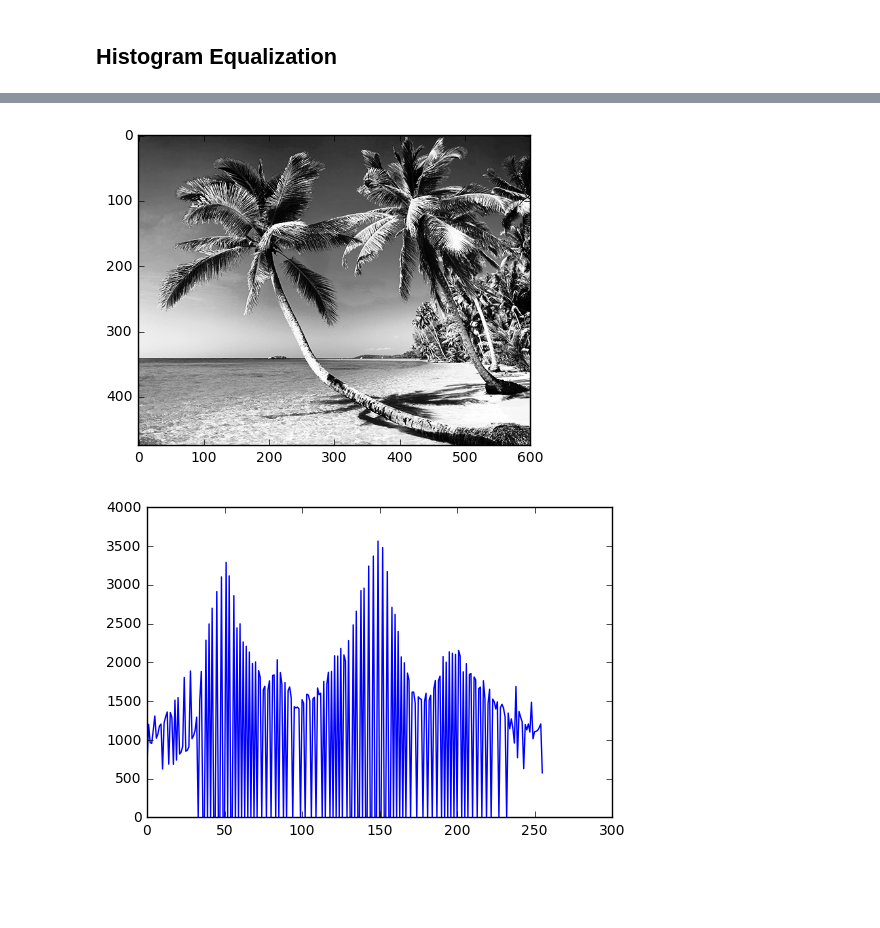
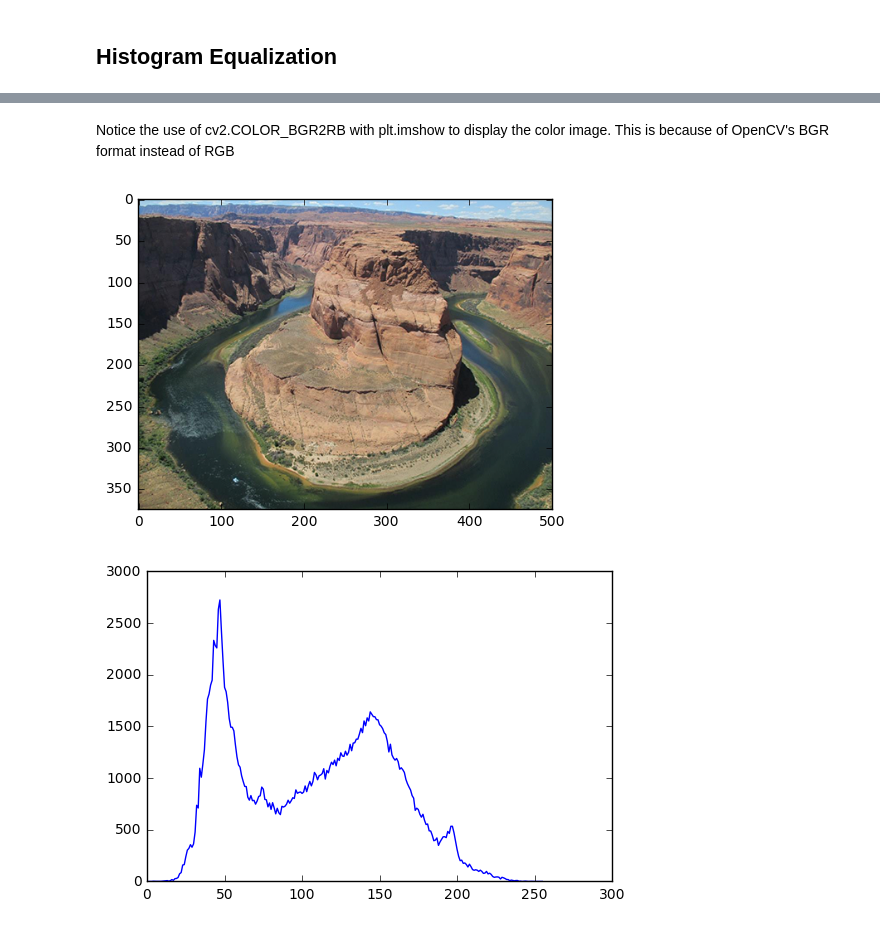
Before and after one commit to back-prop/CV, a Jupyter notebook: OpenCVBasics/Image_Histograms.ipynb, the cells around one changed output, grey strips where cells are left out. Cells and saved outputs as stored; diff of their text form; code cells hidden in the pictures; blank space fills up the shorter version.

```diff
--- a/OpenCVBasics/Image_Histograms.ipynb
+++ b/OpenCVBasics/Image_Histograms.ipynb
@@ -101,13 +146,13 @@ plt.show()
+# %% [markdown]
+Notice the use of cv2.COLOR_BGR2RB with plt.imshow to display the color image. This is because of OpenCV's BGR format instead of RGB
 # %%
-eqal = cv2.equalizeHist(gray)
-
-plt.imshow(eqal,cmap='gray')
+image = cv2.imread('image/horseshoe_bend.png')
+gray = cv2.cvtColor(image, cv2.COLOR_BGR2GRAY)
+plt.imshow(cv2.cvtColor(image, cv2.COLOR_BGR2RGB))
 plt.show()
-
-hist = cv2.calcHist([eqal],[0],None,[256],[0,256])
-
+hist = cv2.calcHist([gray],[0],None,[256],[0,256])
 plt.plot(hist)
 plt.show()
 # %% [output]
-[figure, old version]
+[figure, new version]
-[figure, old version]
+[figure, new version]
```
Also changed, not shown: parts of 6 cells of this notebook, 4 other files.
